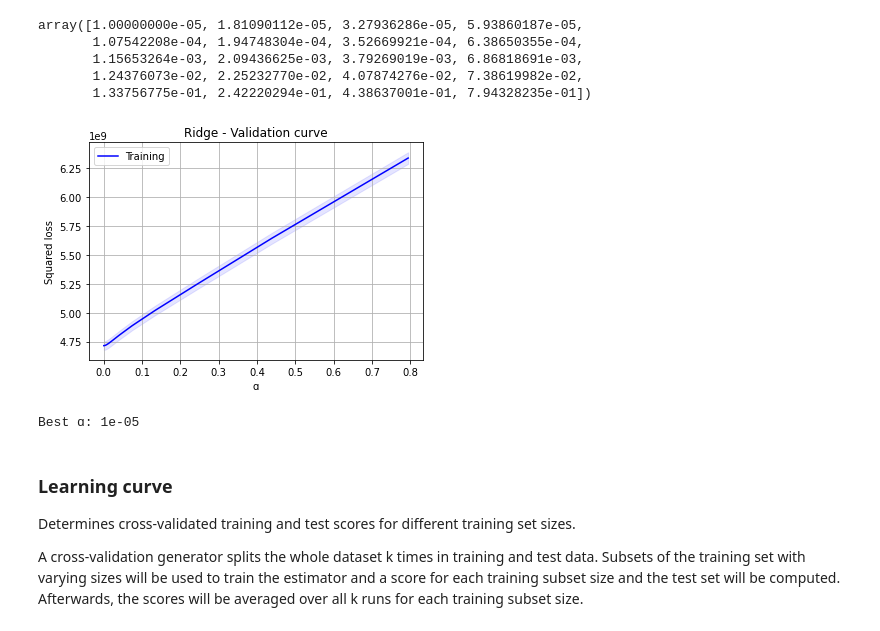
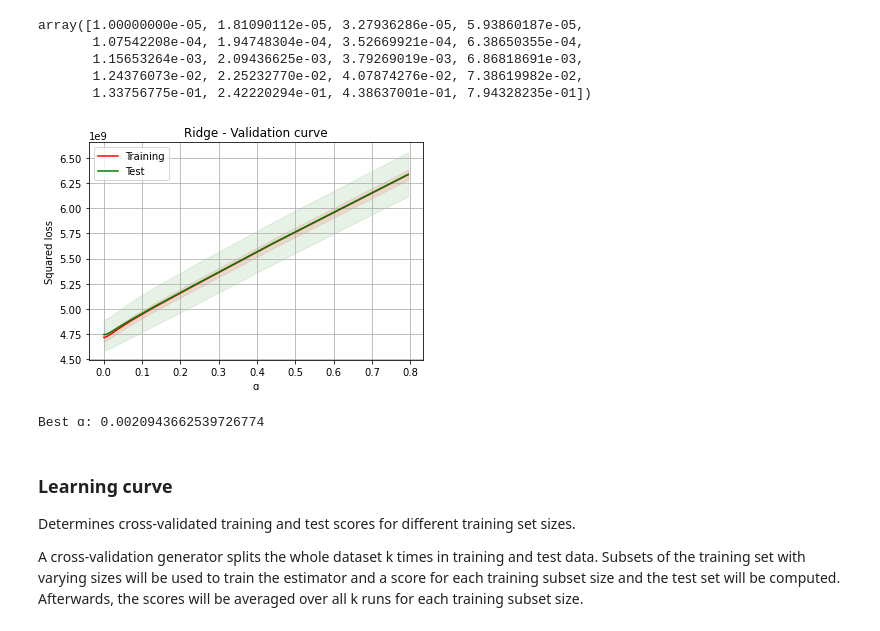
Before and after one commit to mikymaione/HousingPrices, a Jupyter notebook: Source code/HousingPrices/SoloCholesky.ipynb, the cells around one changed output. Cells and saved outputs as stored; diff of their text form; code cells hidden in the pictures.

```diff
--- a/Source code/HousingPrices/SoloCholesky.ipynb
+++ b/Source code/HousingPrices/SoloCholesky.ipynb
@@ -196,22 +196,23 @@ array([1.00000000e-05, 1.81090112e-05, 3.27936286e-05, 5.93860187e-05,
 # %%
 train_score, test_scores = validation_curve(ridge, x_train, y_train, param_name="alpha", param_range=alphas, scoring=scoring, n_jobs=-1)
 
-Plotting.plotAreaMeanStd1(
+
+Plotting.plotAreaMeanStd(
     'Ridge - Validation curve',
     alphas,
-    train_score,
+    [train_score, test_scores],
     scoring_neg,
-    'Training',
-    'b',
+    ['Training', 'Test'],
+    ['r', 'g'],
     'ɑ',
     scoring_label_loss)
 
-best_ɑ = alphas[numpy.argmax(train_score.mean(axis=1))]
+best_ɑ = alphas[numpy.argmax(test_scores.mean(axis=1))]
 ridge.alpha = best_ɑ
 print('Best ɑ:', best_ɑ)
 # %% [output]
-[figure, old version]
+[figure, new version]
-Best ɑ: 1e-05
+Best ɑ: 0.0020943662539726774
 # %% [markdown]
 ### Learning curve
 Determines cross-validated training and test scores for different training set sizes.
```
Also changed, not shown: parts of 3 cells of this notebook.
